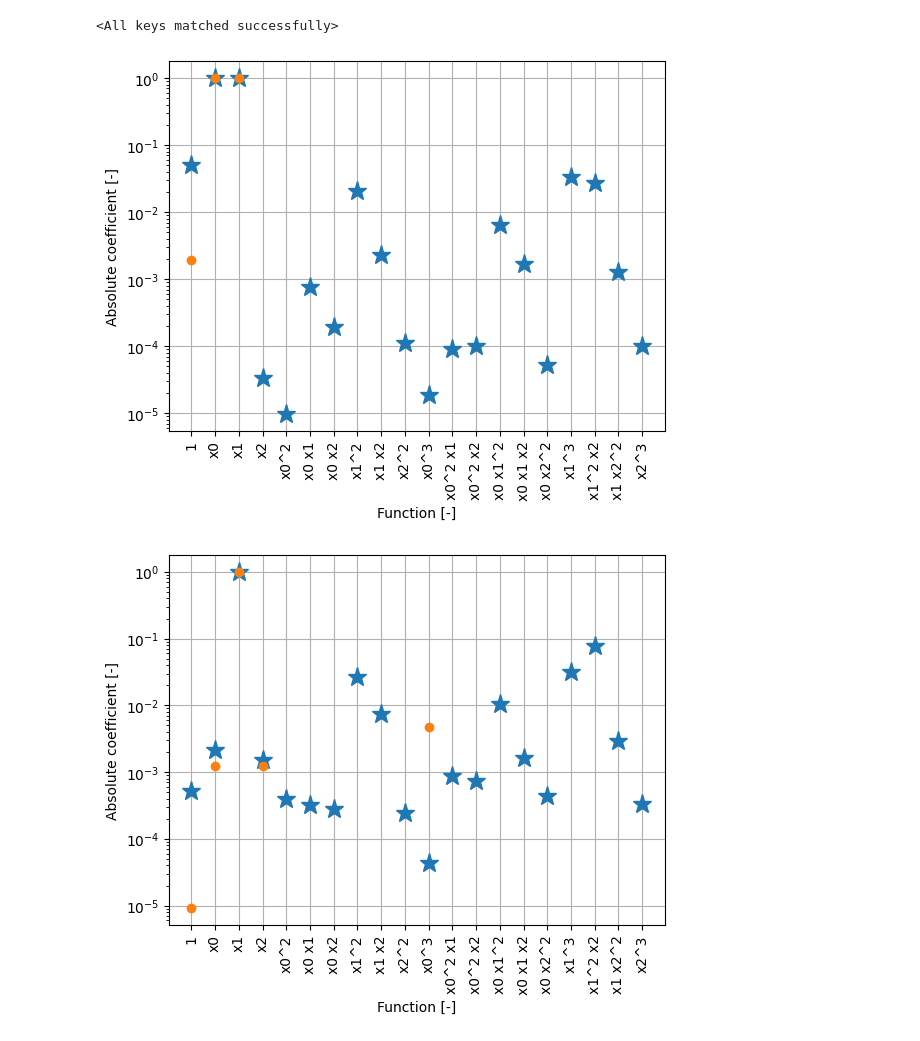
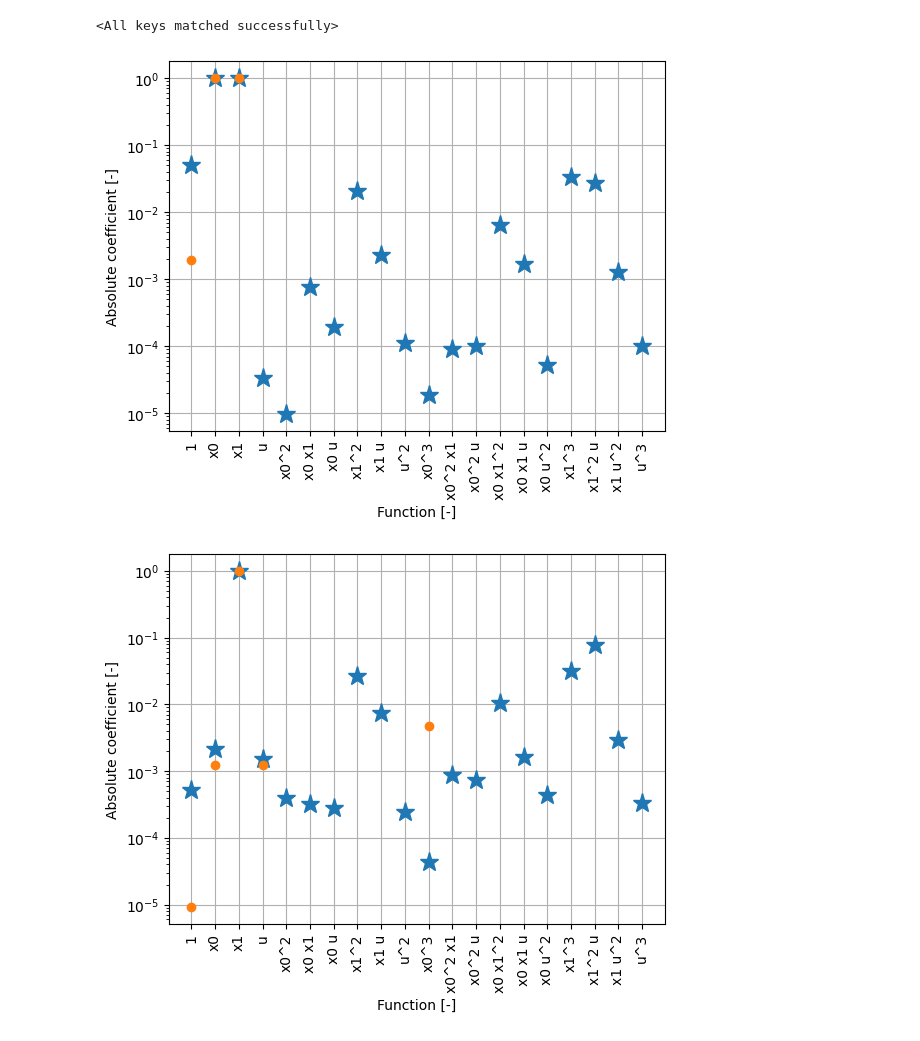
Before and after one commit to JPMellink97/mscth, a Jupyter notebook: test.ipynb, the cells around one changed output. Cells and saved outputs as stored; diff of their text form; code cells hidden in the pictures.

```diff
--- a/test.ipynb
+++ b/test.ipynb
@@ -64,7 +64,8 @@ x_train, x_std, x_mu = normalize(x_train)
 
 degree = 3
 
-feature_library=ps.PolynomialLibrary(degree=degree)#, include_interaction=False)
+feature_library=ps.PolynomialLibrary(degree=degree, include_interaction=True)
+# feature_library=ps.PolynomialLibrary(degree=degree)
 
 # train
 train_x = x_train[:-1,:]
@@ -120,20 +121,22 @@ x2_true = np.array([d*uOffset, k1, 1-c, d, 0,0,0,0, 0, 0, k3])
 truth = [x1_true, x2_true]
+# %%
+names = [s.replace('x2', 'u') for s in feature_library.get_feature_names()]
 # %%
 plt.semilogy(np.abs(NN_p[0]),"*", markersize=14)
 plt.semilogy(np.abs(truth[0]),"o")
-plt.xticks(np.arange(NN_p[0].shape[0]), feature_library.get_feature_names(), rotation=90)
+plt.xticks(np.arange(NN_p[0].shape[0]), names, rotation=90)
 plt.xlabel("Function [-]")
 plt.ylabel("Absolute coefficient [-]")
 plt.grid()
 plt.show()
 
 plt.semilogy(np.abs(NN_p[1]),"*", markersize=14)
 plt.semilogy(np.abs(truth[1]),"o")
-plt.xticks(np.arange(NN_p[0].shape[0]), feature_library.get_feature_names(), rotation=90)
+plt.xticks(np.arange(NN_p[0].shape[0]), names, rotation=90)
 plt.xlabel("Function [-]")
 plt.ylabel("Absolute coefficient [-]")
 plt.grid()
 plt.show()
 # %% [output]
-[figure, old version]
+[figure, new version]
-[figure, old version]
+[figure, new version]
```
Also changed, not shown: parts of 1 cell of this notebook, 33 other files.
